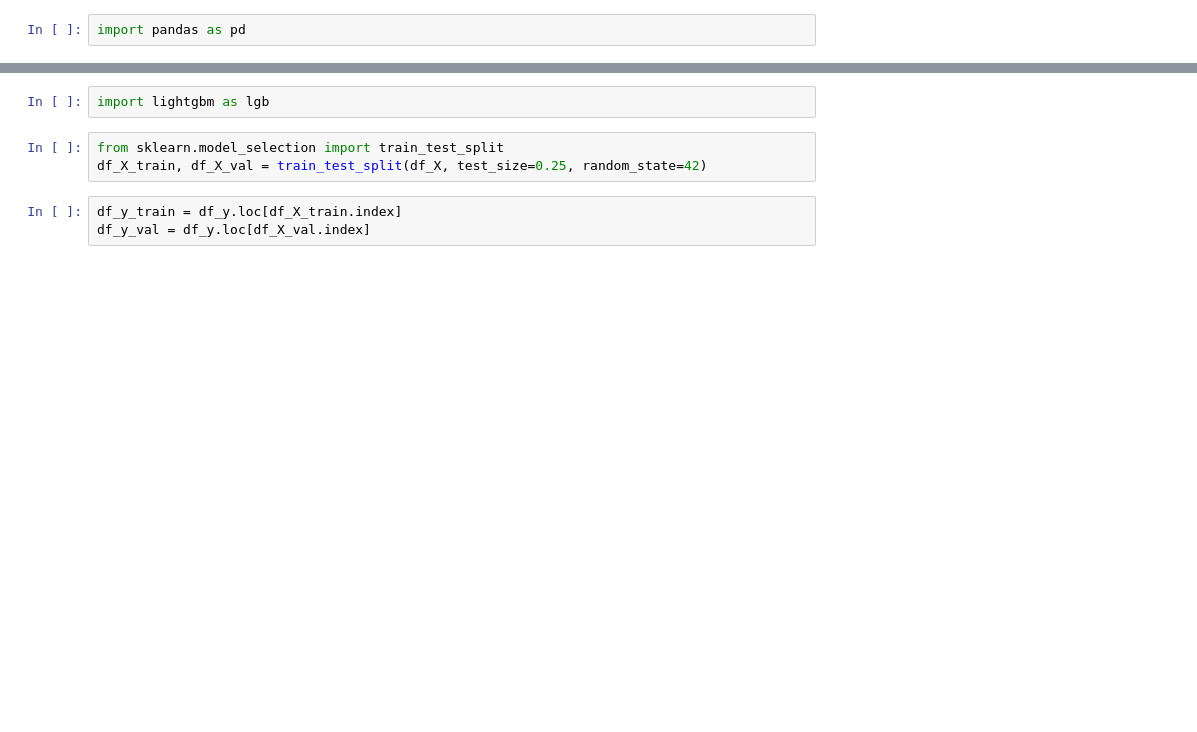
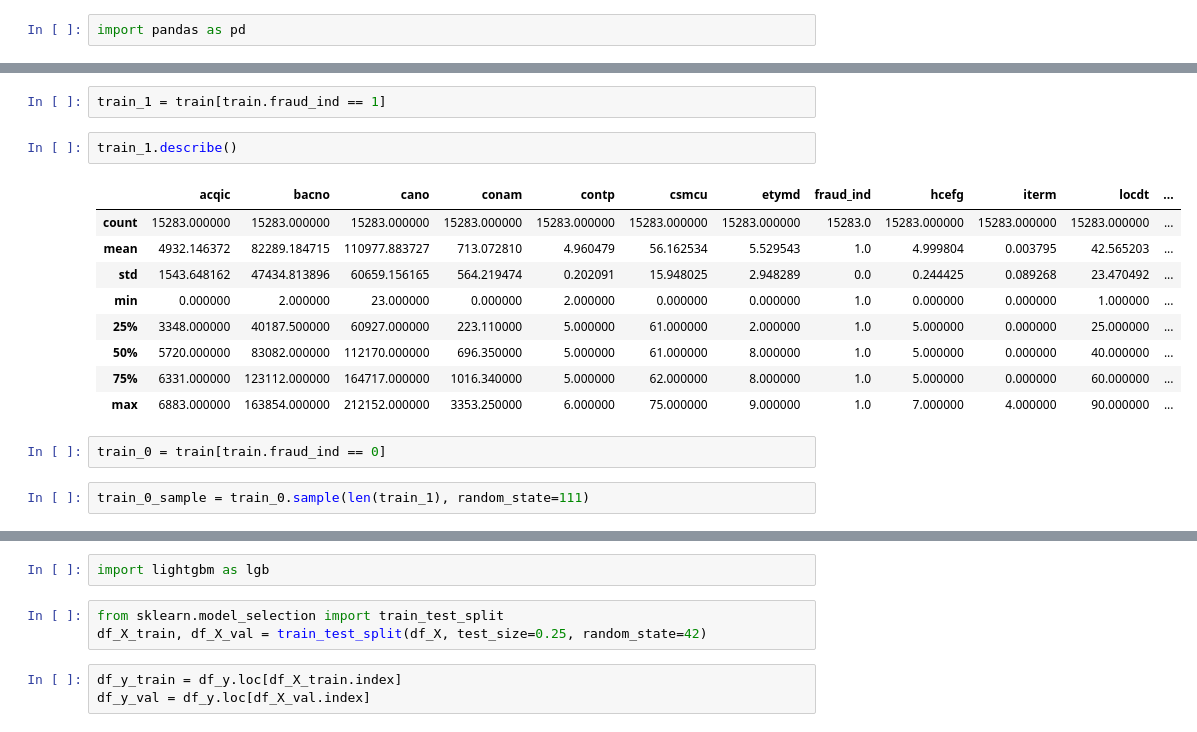
Before and after one commit to kenttw/kent-ai-learning-notebook, a Jupyter notebook: Machine_Learning_Exercise/CreditCard/SimpleModel_LightGBM.ipynb, the cells around one changed output, grey strips where cells are left out. Cells and saved outputs as stored; diff of their text form; blank space fills up the shorter version.

```diff
--- a/Machine_Learning_Exercise/CreditCard/SimpleModel_LightGBM.ipynb
+++ b/Machine_Learning_Exercise/CreditCard/SimpleModel_LightGBM.ipynb
@@ -56,0 +21,18 @@ import pandas as pd
+# %%
+train_1 = train[train.fraud_ind == 1]
+# %%
+train_1.describe()
+# %% [output]
+|  | acqic | bacno | cano | conam | contp | csmcu | etymd | fraud_ind | hcefg | iterm | locdt | ... |
+| count | 15283.000000 | 15283.000000 | 15283.000000 | 15283.000000 | 15283.000000 | 15283.000000 | 15283.000000 | 15283.0 | 15283.000000 | 15283.000000 | 15283.000000 | ... |
+| mean | 4932.146372 | 82289.184715 | 110977.883727 | 713.072810 | 4.960479 | 56.162534 | 5.529543 | 1.0 | 4.999804 | 0.003795 | 42.565203 | ... |
+| std | 1543.648162 | 47434.813896 | 60659.156165 | 564.219474 | 0.202091 | 15.948025 | 2.948289 | 0.0 | 0.244425 | 0.089268 | 23.470492 | ... |
+| min | 0.000000 | 2.000000 | 23.000000 | 0.000000 | 2.000000 | 0.000000 | 0.000000 | 1.0 | 0.000000 | 0.000000 | 1.000000 | ... |
+| 25% | 3348.000000 | 40187.500000 | 60927.000000 | 223.110000 | 5.000000 | 61.000000 | 2.000000 | 1.0 | 5.000000 | 0.000000 | 25.000000 | ... |
+| 50% | 5720.000000 | 83082.000000 | 112170.000000 | 696.350000 | 5.000000 | 61.000000 | 8.000000 | 1.0 | 5.000000 | 0.000000 | 40.000000 | ... |
+| 75% | 6331.000000 | 123112.000000 | 164717.000000 | 1016.340000 | 5.000000 | 62.000000 | 8.000000 | 1.0 | 5.000000 | 0.000000 | 60.000000 | ... |
+| max | 6883.000000 | 163854.000000 | 212152.000000 | 3353.250000 | 6.000000 | 75.000000 | 9.000000 | 1.0 | 7.000000 | 4.000000 | 90.000000 | ... |
+# %%
+train_0 = train[train.fraud_ind == 0]
+# %%
+train_0_sample = train_0.sample(len(train_1), random_state=111)
```
Also changed, not shown: parts of 50 cells of this notebook.
